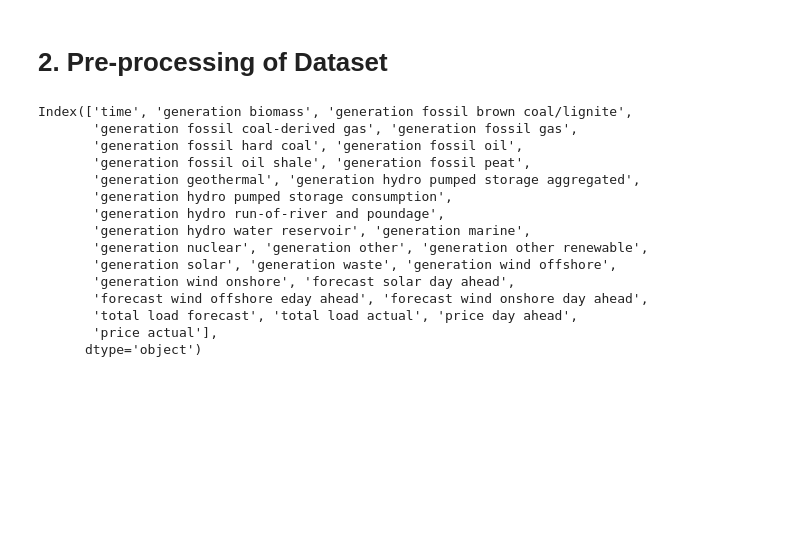
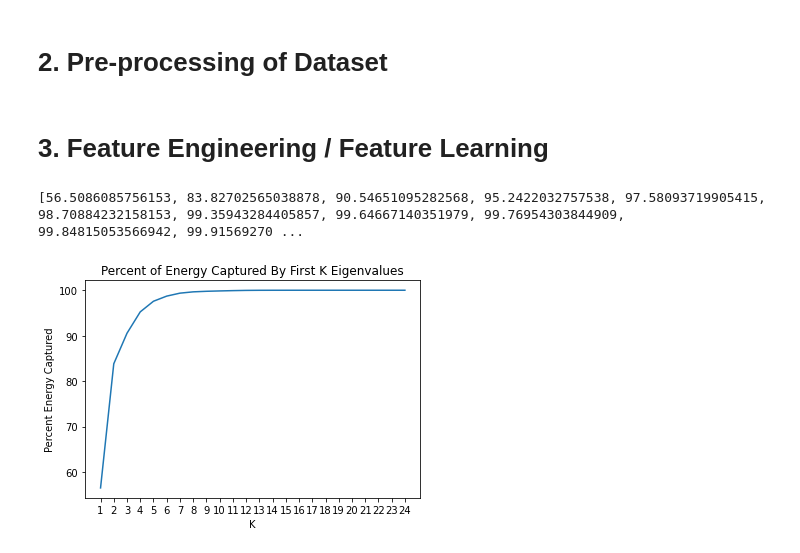
Before and after one commit to Ravi-Raghavan/ECE_443_Term_Project, a Jupyter notebook: EnergyPrices/EnergyPrices.ipynb, the cells around one changed output. Drawn from its saved outputs; the diff is of its cells as text; code cells hidden in the pictures; blank space fills up the shorter version.

Commit message:
Made good progress on energy prices

```diff
--- a/EnergyPrices/EnergyPrices.ipynb
+++ b/EnergyPrices/EnergyPrices.ipynb
@@ -118,3 +118,8 @@ print(f"Number of missing values: {valuesMissing}")
 Number of missing values: 70529
 # %% [markdown]
 _[The next step is to calculate the number of cells with missing values(i.e. empty cells). Unfortunately, our dataset has 70529 missing values]_
+# %%
+for column in energy_prices_dataset:
+    missingValues = energy_prices_dataset[column].isna().sum()
+    if missingValues > 0:
+        print(f"The column {column} has {missingValues} missing values")
@@ -151,22 +222,58 @@ Text(0.5, 1.0, 'Energy Prices.')
 The purpose of this code cell was just to plot the energy prices for the entire dataset. I just wanted to get a brief intuition for the general trend in energy price.
 # %% [markdown]
 # **2. Pre-processing of Dataset**
-# %%
-energy_prices_dataset.drop(columns = ['generation hydro pumped storage aggregated',
-                            'forecast wind offshore eday ahead'], inplace = True)
-# %% [output]
-Index(['time', 'generation biomass', 'generation fossil brown coal/lignite',
-       'generation fossil coal-derived gas', 'generation fossil gas',
-       'generation fossil hard coal', 'generation fossil oil',
-       'generation fossil oil shale', 'generation fossil peat',
-       'generation geothermal', 'generation hydro pumped storage aggregated',
-       'generation hydro pumped storage consumption',
-       'generation hydro run-of-river and poundage',
-       'generation hydro water reservoir', 'generation marine',
-       'generation nuclear', 'generation other', 'generation other renewable',
-       'generation solar', 'generation waste', 'generation wind offshore',
-       'generation wind onshore', 'forecast solar day ahead',
-       'forecast wind offshore eday ahead', 'forecast wind onshore day ahead',
-       'total load forecast', 'total load actual', 'price day ahead',
-       'price actual'],
-      dtype='object')
+# %%
+energy_prices_dataset.drop(columns = ['generation hydro pumped storage aggregated',
+                            'forecast wind offshore eday ahead'], inplace = True) #drop these columns since they are entirely empty
+
+
+energy_prices_dataset.drop(columns = ["price day ahead"], inplace = True) #drop this column since we are not interested in performing a forecast,
+#we are interested in predicting the hourly Electrical Price based on the features we are given
+
+energy_prices_dataset.set_index("time", inplace = True)
+
+energy_prices_dataset.interpolate(inplace = True)
+# %% [markdown]
+# **3. Feature Engineering / Feature Learning**
+# %%
+features = [columnName for columnName in energy_prices_dataset.columns if columnName != "price actual"]
+label = ["price actual"]
+
+X = energy_prices_dataset[features].to_numpy()
+Y = energy_prices_dataset[label].to_numpy()
+
+X_train, X_test, Y_train, Y_test = train_test_split(X, Y, random_state=104, test_size=0.20, shuffle=True) #split data into remaining/test
+
+datascaler = sklpp.StandardScaler(with_mean = True, with_std = False) #initialize Standard Scaler object
+X_train = datascaler.fit_transform(X_train) #fit it to training data and transform
+X_test = datascaler.transform(X_test) #transform test data
+
+left_singular_vectors, singular_value_matrix, right_singular_vectors = np.linalg.svd(X_train)   #svd of centered matrix
+total_energy = sum([singular_value * singular_value for singular_value in singular_value_matrix]) #total energy in centered dataset
+
+cumulative_energy = 0   #initialize variable
+k_values = [] #initialize array
+percent_energy_captured = [] #initialize array
+k = 0   #initialize k
+for index in range(len(singular_value_matrix)):
+    cumulative_energy = cumulative_energy + (singular_value_matrix[index] * singular_value_matrix[index])   #calculate energy of top k singular values
+    k = k + 1   #increment k
+    k_values.append(k) #append k to array
+    percent_energy_captured.append((100 * cumulative_energy / total_energy)) #append percent energy captured cumulatively to the array
+
+print(percent_energy_captured) #print percent_energy_captured
+
+#Plot percent of energy captured by first k eigenvalues
+fig, ax = plt.subplots()
+ax.set_title("Percent of Energy Captured By First K Eigenvalues")
+ax.set_xlabel("K")
+ax.set_ylabel("Percent Energy Captured")
+ax.plot(k_values, percent_energy_captured)
+ax.xaxis.set_major_locator(mticker.IndexLocator( base = 1, offset = 0))
+
+pca = skldecomp.PCA(n_components = 19, svd_solver = 'full')  #initialize PCA object with 4 components
+X_train = pca.fit_transform(X_train) #map remaining data points onto PCA subspace
+X_test = pca.transform(X_test) #map test data points onto same PCA subspace
+# %% [output]
+[56.5086085756153, 83.82702565038878, 90.54651095282568, 95.2422032757538, 97.58093719905415, 98.70884232158153, 99.35943284405857, 99.64667140351979, 99.76954303844909, 99.84815053566942, 99.91569270 ...
+[figure, added]
```
Also changed, not shown: parts of 10 cells of this notebook, 2 other files.
